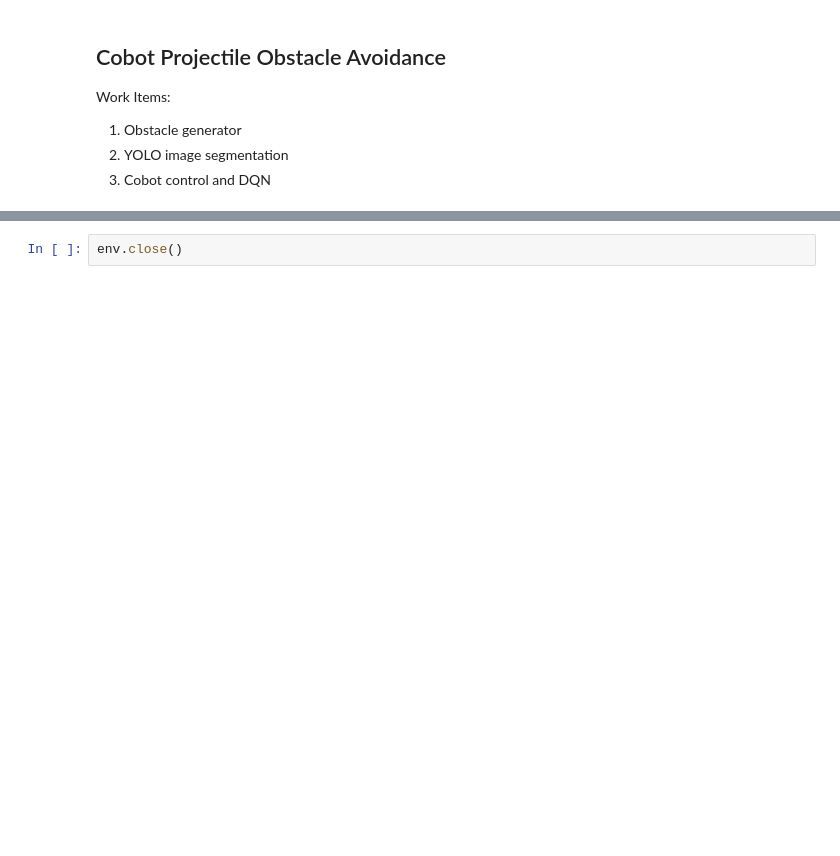
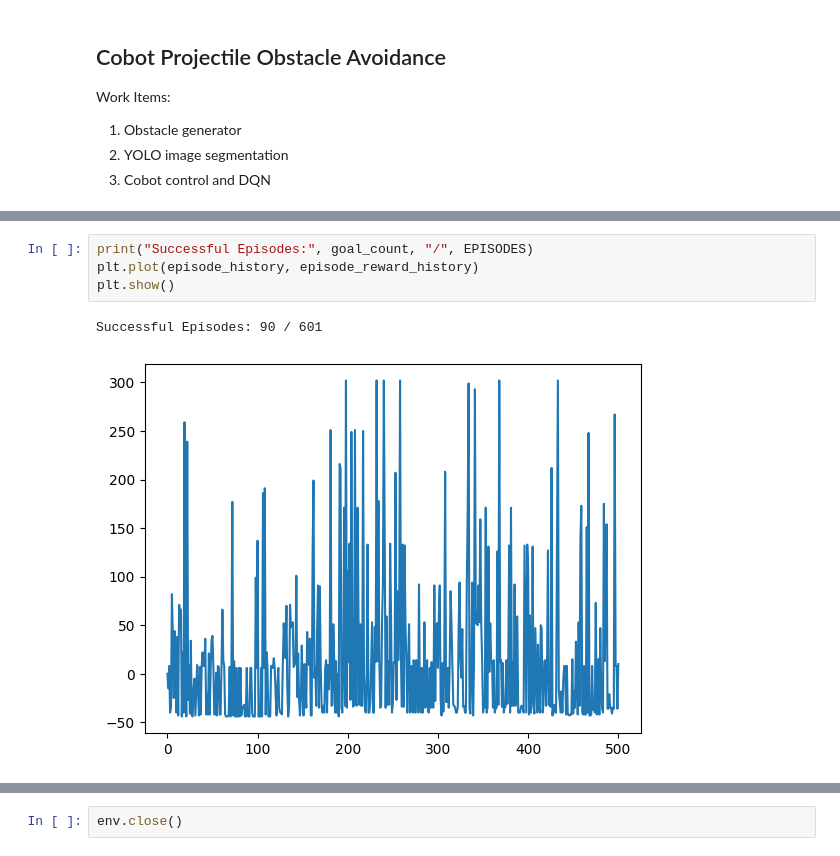
Before and after one commit to Chronat0s/AI-In-Robotics-Project, a Jupyter notebook: main.ipynb, the cells around one changed output, grey strips where cells are left out. Drawn from its saved outputs; the diff is of its cells as text; blank space fills up the shorter version.

```diff
--- a/main.ipynb
+++ b/main.ipynb
@@ -15,3 +284,10 @@ import cobot_ai4robotics
+# %%
+print("Successful Episodes:", goal_count, "/", EPISODES)
+plt.plot(episode_history, episode_reward_history)
+plt.show()
+# %% [output]
+Successful Episodes: 90 / 601
+[figure, added]
 # %%
 # Basic code to open the GUI environment window.
 # https://www.gymlibrary.dev/content/environment_creation/ - make a custom gym environment.
```
Also changed, not shown: parts of 4 cells of this notebook.
